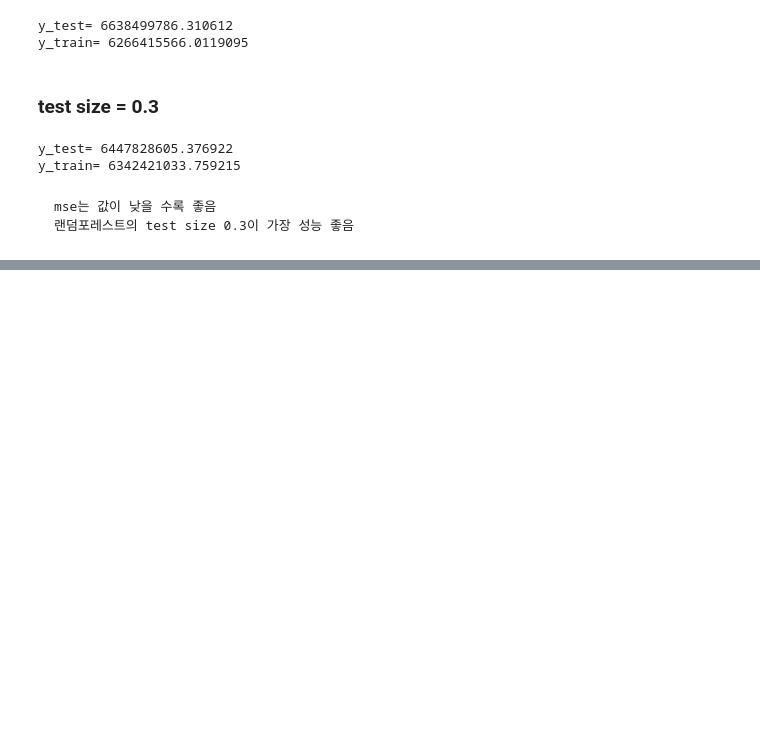
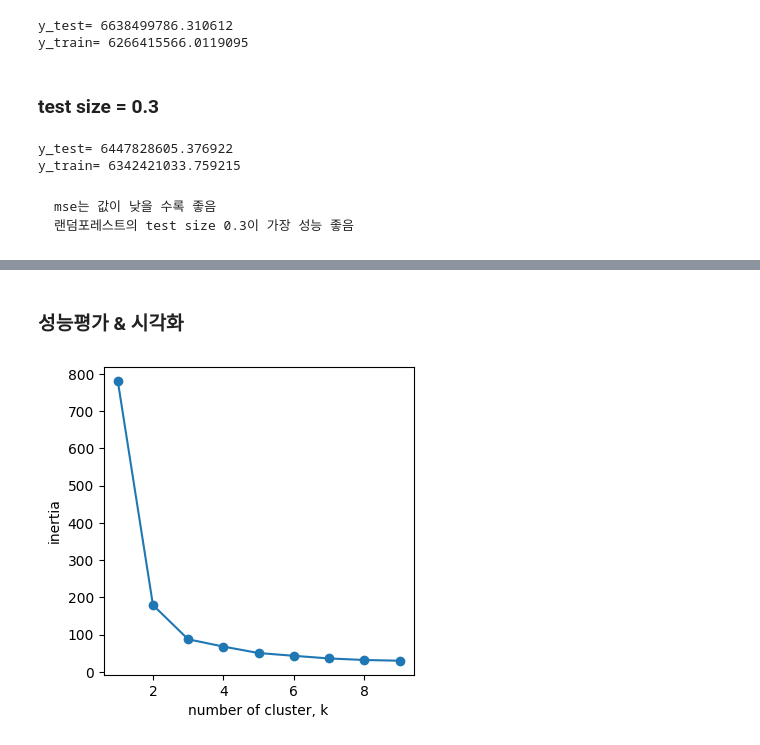
Before and after one commit to dajeong25/Study, a Jupyter notebook: python_big_data/빅분기_실기_제2유형.ipynb, the cells around one changed output, grey strips where cells are left out. Cells and saved outputs as stored; diff of their text form; code cells hidden in the pictures; blank space fills up the shorter version.

```diff
--- a/python_big_data/빅분기_실기_제2유형.ipynb
+++ b/python_big_data/빅분기_실기_제2유형.ipynb
@@ -1143,0 +1192,9 @@ mse는 값이 낮을 수록 좋음
+# %%
+cluster1 = KMeans(n_clusters=3, n_init=10, max_iter=500, random_state=42, algorithm='auto')
+cluster1.fit(df)
+KMeans(max_iter=500, n_clusters=3, random_state=42)
+
+cluster_center = cluster1.cluster_centers_
+cluster_prediction = cluster1.predict(df)
+display(pd.DataFrame(cluster_center))
+print(cluster_prediction)
@@ -1143,0 +1229,21 @@ mse는 값이 낮을 수록 좋음
+# %% [markdown]
+### 성능평가 & 시각화
+# %%
+import warnings
+warnings.filterwarnings('ignore')
+
+scope = range(1,10)
+inertias = []
+
+for k in scope:
+  model = KMeans(n_clusters=k)
+  model.fit(df)
+  inertias.append(model.inertia_)
+
+plt.figure(figsize=(4,4))
+plt.plot(scope, inertias, '-o')
+plt.xlabel('number of cluster, k')
+plt.ylabel('inertia')
+plt.show()
+# %% [output]
+[figure, added]
```
Also changed, not shown: parts of 10 cells of this notebook.
